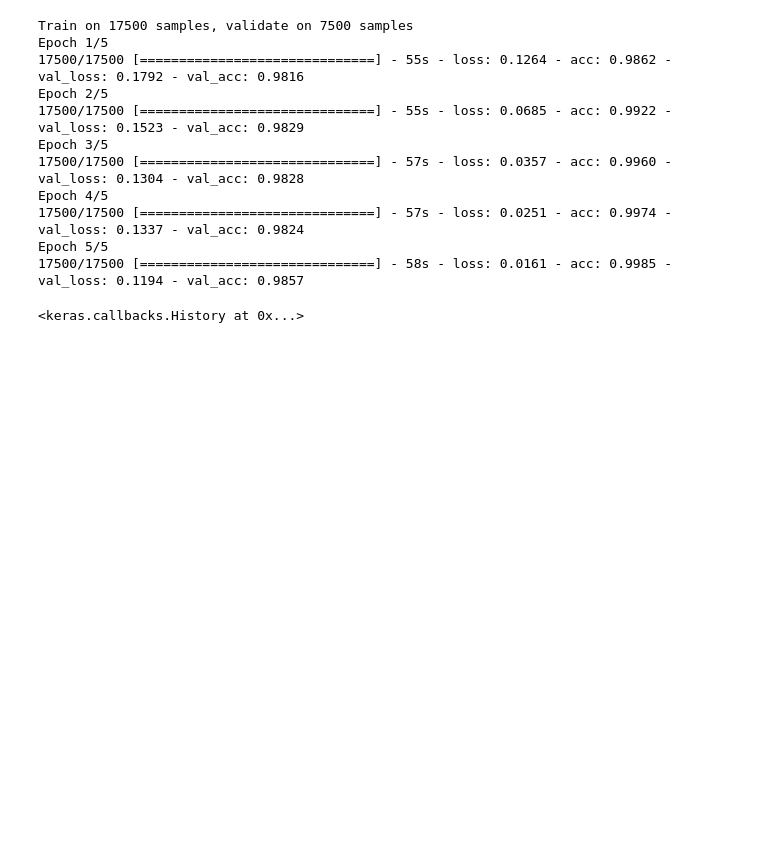
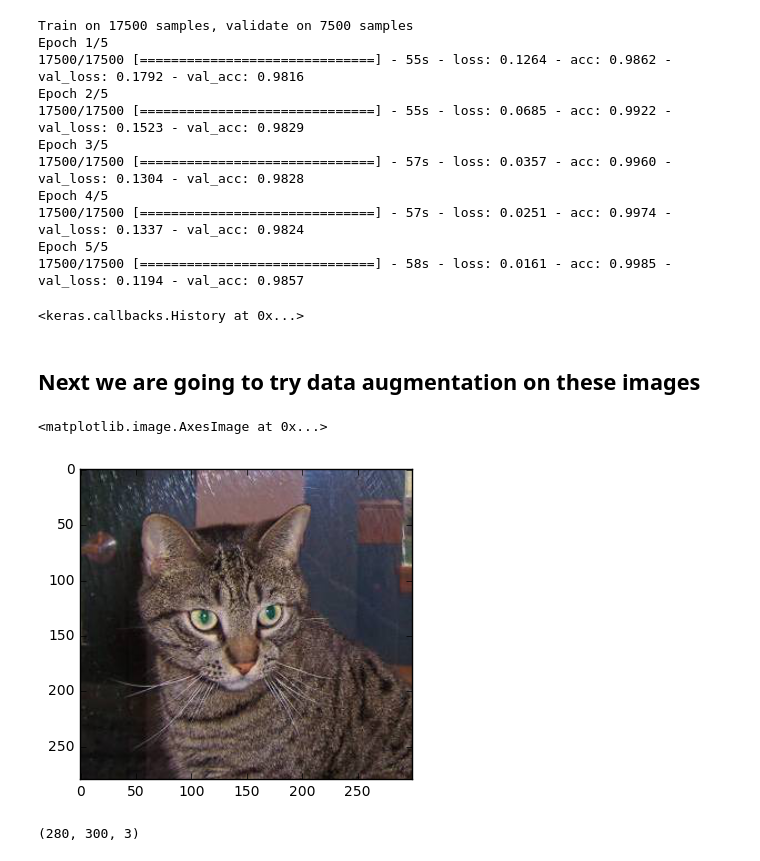
Before and after one commit to vasusingla6191/cats-vs-dogs-redux, a Jupyter notebook: Dropout_and_Data_Aug.ipynb, the cells around one changed output. Drawn from its saved outputs; the diff is of its cells as text; code cells hidden in the pictures; blank space fills up the shorter version.

Commit message:
Added Data Aug

```diff
--- a/Dropout_and_Data_Aug.ipynb
+++ b/Dropout_and_Data_Aug.ipynb
@@ -129,3 +127,5 @@ Epoch 5/5
 fc_model.save_weights(model_path+'no_dropout.h5')
 # %%
 fc_model.load_weights(model_path+'no_dropout.h5')
+# %% [markdown]
+## Next we are going to try data augmentation on these images
@@ -131,0 +136,7 @@ fc_model.load_weights(model_path+'no_dropout.h5')
+# %%
+img = scipy.ndimage.imread(path+'/train/cats/cat.1.jpg')
+# %%
+plt.imshow(img)
+# %% [output]
+<matplotlib.image.AxesImage at 0x...>
+[figure, added]
@@ -131,0 +149,4 @@ fc_model.load_weights(model_path+'no_dropout.h5')
+# %%
+imgs_aug[0].shape
+# %% [output]
+(280, 300, 3)
```
Also changed, not shown: parts of 17 cells of this notebook.
